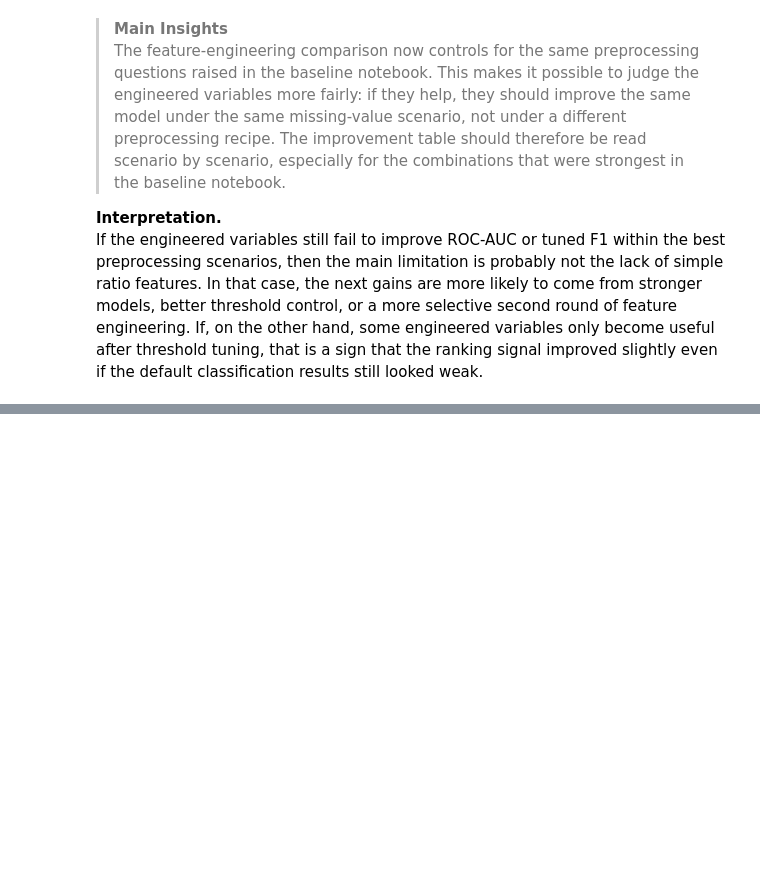
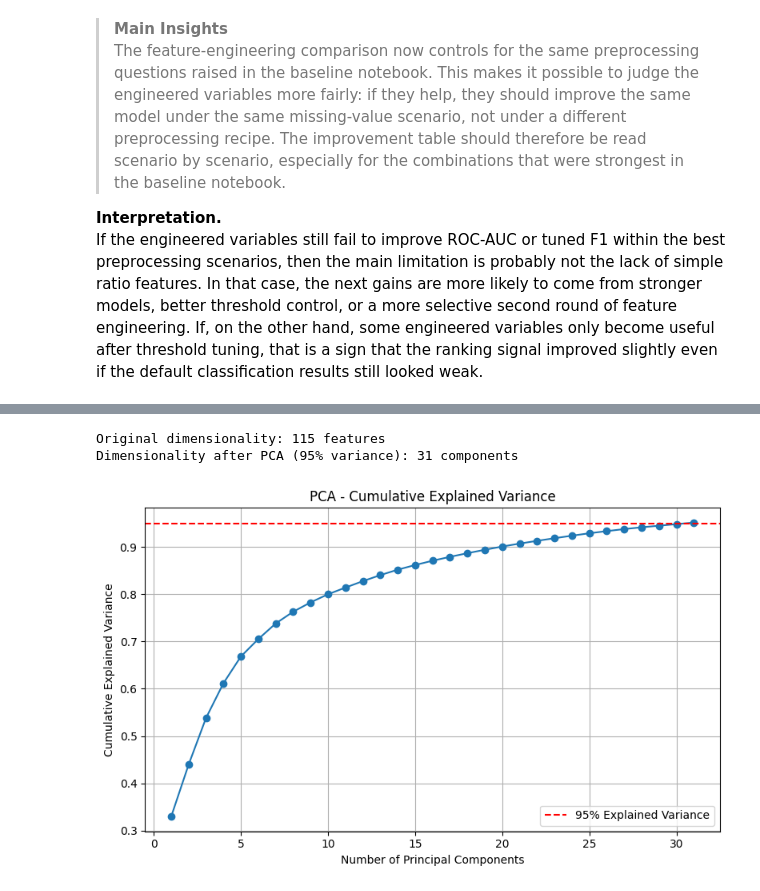
Before and after one commit to Pinky-Tie/Predicting_Donor_Response, a Jupyter notebook: notebooks/03_feature_engineering.ipynb, the cells around one changed output, grey strips where cells are left out. Drawn from its saved outputs; the diff is of its cells as text; code cells hidden in the pictures; blank space fills up the shorter version.

```diff
--- a/notebooks/03_feature_engineering.ipynb
+++ b/notebooks/03_feature_engineering.ipynb
@@ -811,0 +929,26 @@ If the engineered variables still fail to improve ROC-AUC or tuned F1 within the
+# %%
+"""4. PCA (Principal Component Analysis)"""
+from sklearn.decomposition import PCA
+
+pca = PCA(n_components=0.95, random_state=RANDOM_STATE)
+X_train_pca = pca.fit_transform(X_train_prep)
+
+print(f"Original dimensionality: {X_train_prep.shape[1]} features")
+print(f"Dimensionality after PCA (95% variance): {X_train_pca.shape[1]} components")
+
+plt.figure(figsize=(8, 5))
+plt.plot(range(1, len(pca.explained_variance_ratio_) + 1),
+         np.cumsum(pca.explained_variance_ratio_),
+         marker='o', linestyle='-')
+plt.title('PCA - Cumulative Explained Variance')
+plt.xlabel('Number of Principal Components')
+plt.ylabel('Cumulative Explained Variance')
+plt.axhline(y=0.95, color='r', linestyle='--', label='95% Explained Variance')
+plt.grid(True)
+plt.legend()
+plt.tight_layout()
+plt.show()
+# %% [output]
+Original dimensionality: 115 features
+Dimensionality after PCA (95% variance): 31 components
+[figure, added]
```
Also changed, not shown: parts of 7 cells of this notebook.
